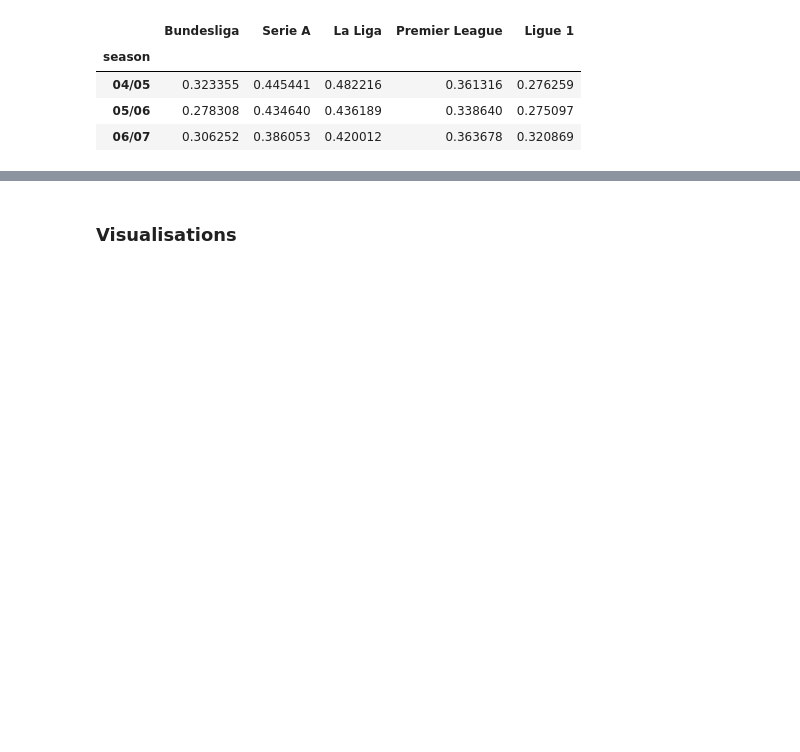
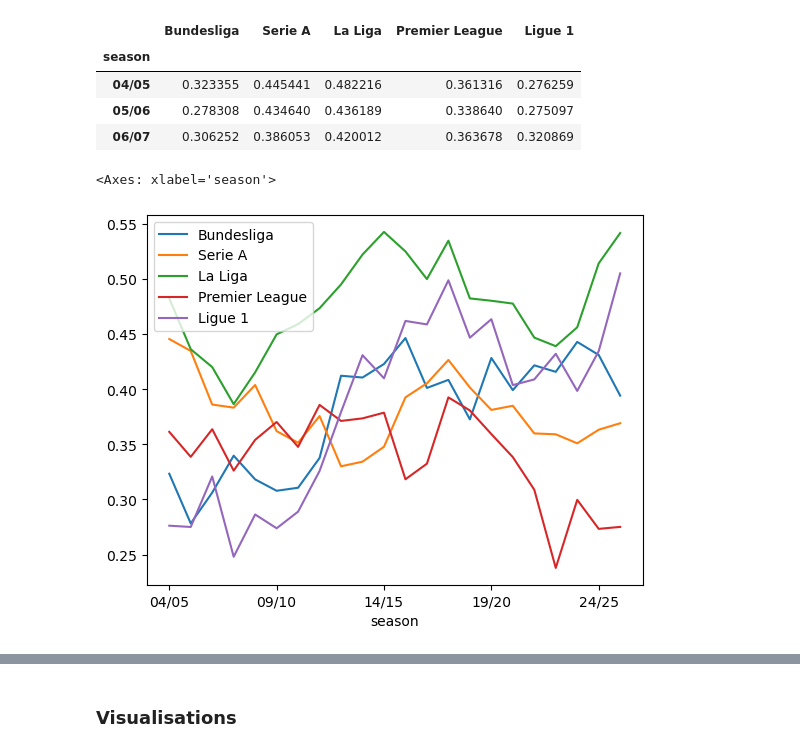
Before and after one commit to ben-baror/top5-eu-leagues-squad-values, a Jupyter notebook: notebooks/data_cleaning_visualisation.ipynb, the cells around one changed output, grey strips where cells are left out. Saved outputs shown, nothing was run; the diff lists cells and outputs as text; code cells hidden in the pictures; blank space fills up the shorter version.

```diff
--- a/notebooks/data_cleaning_visualisation.ipynb
+++ b/notebooks/data_cleaning_visualisation.ipynb
@@ -143,3 +143,8 @@ ginis_df.head(3)
 | 04/05 | 0.323355 | 0.445441 | 0.482216 | 0.361316 | 0.276259 |
 | 05/06 | 0.278308 | 0.434640 | 0.436189 | 0.338640 | 0.275097 |
 | 06/07 | 0.306252 | 0.386053 | 0.420012 | 0.363678 | 0.320869 |
+# %%
+ginis_df.plot.line()
+# %% [output]
+<Axes: xlabel='season'>
+[figure, added]
```
Also changed, not shown: parts of 9 cells of this notebook, 1 other file.
